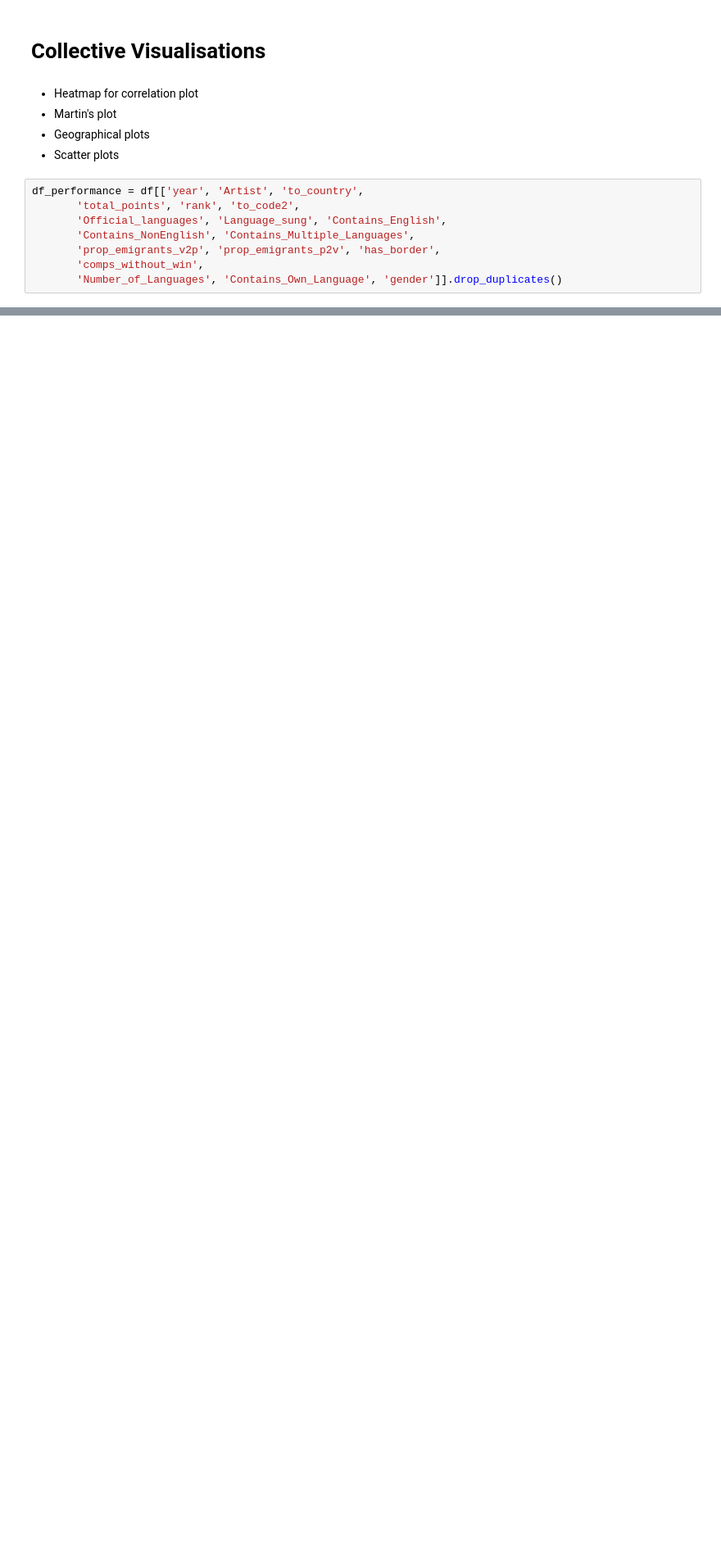
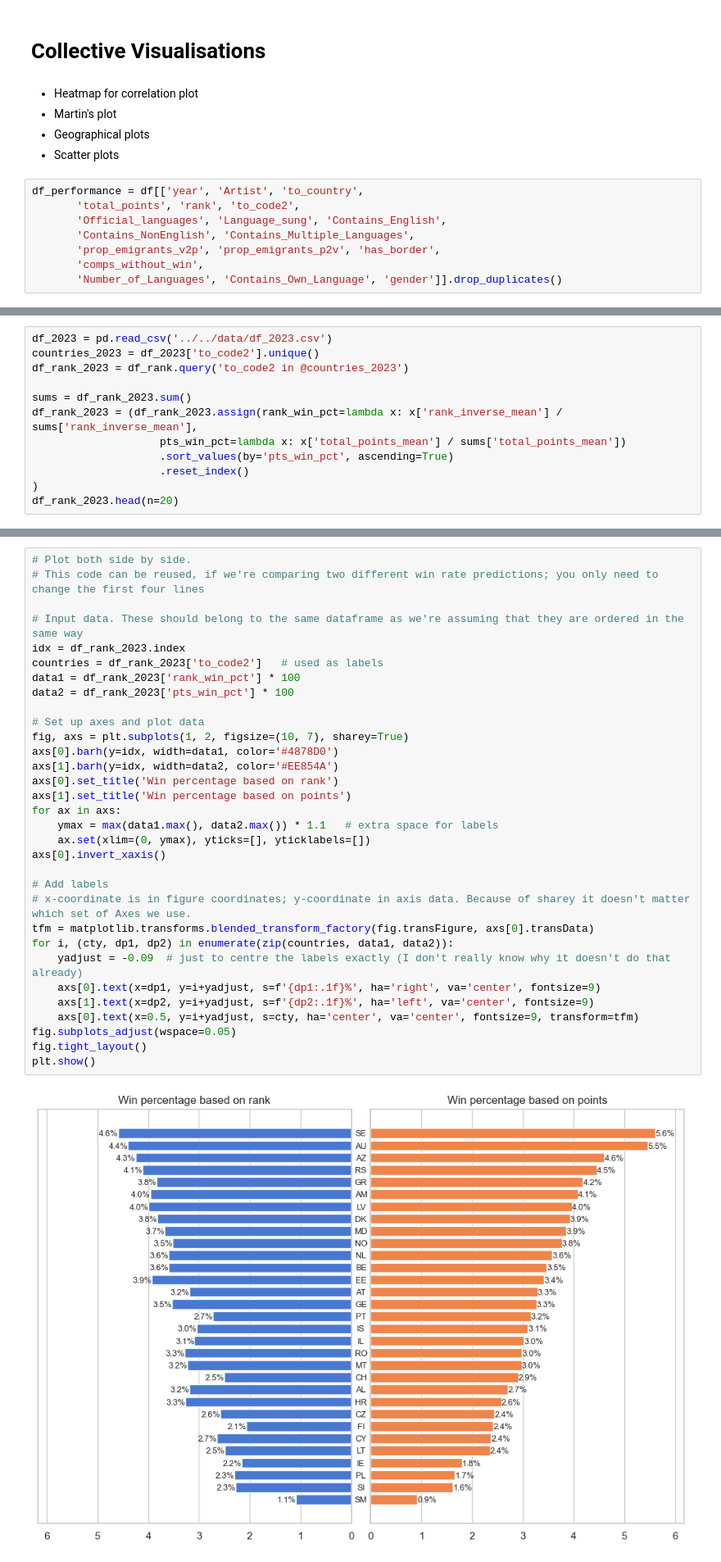
Before and after one commit to KatrionaGoldmann/Eurovision_TDS, a Jupyter notebook: eurovision/notebooks/story.ipynb, the cells around one changed output, grey strips where cells are left out. Shown at 82% size. Drawn from its saved outputs; the diff is of its cells as text; blank space fills up the shorter version.

```diff
--- a/eurovision/notebooks/story.ipynb
+++ b/eurovision/notebooks/story.ipynb
@@ -873,0 +938,12 @@ sns.heatmap(df_corr.corr(), cmap='coolwarm', annot=True, fmt='.2f')
+# %%
+df_2023 = pd.read_csv('../../data/df_2023.csv')
+countries_2023 = df_2023['to_code2'].unique()
+df_rank_2023 = df_rank.query('to_code2 in @countries_2023')
+
+sums = df_rank_2023.sum()
+df_rank_2023 = (df_rank_2023.assign(rank_win_pct=lambda x: x['rank_inverse_mean'] / sums['rank_inverse_mean'],
+                    pts_win_pct=lambda x: x['total_points_mean'] / sums['total_points_mean'])
+                    .sort_values(by='pts_win_pct', ascending=True)
+                    .reset_index()
+)
+df_rank_2023.head(n=20)
@@ -873,0 +968,34 @@ sns.heatmap(df_corr.corr(), cmap='coolwarm', annot=True, fmt='.2f')
+# %%
+# Plot both side by side.
+# This code can be reused, if we're comparing two different win rate predictions; you only need to change the first four lines
+
+# Input data. These should belong to the same dataframe as we're assuming that they are ordered in the same way
+idx = df_rank_2023.index
+countries = df_rank_2023['to_code2']   # used as labels
+data1 = df_rank_2023['rank_win_pct'] * 100
+data2 = df_rank_2023['pts_win_pct'] * 100
+
+# Set up axes and plot data
+fig, axs = plt.subplots(1, 2, figsize=(10, 7), sharey=True)
+axs[0].barh(y=idx, width=data1, color='#4878D0')
+axs[1].barh(y=idx, width=data2, color='#EE854A')
+axs[0].set_title('Win percentage based on rank')
+axs[1].set_title('Win percentage based on points')
+for ax in axs:
+    ymax = max(data1.max(), data2.max()) * 1.1   # extra space for labels
+    ax.set(xlim=(0, ymax), yticks=[], yticklabels=[])
+axs[0].invert_xaxis()
+
+# Add labels
+# x-coordinate is in figure coordinates; y-coordinate in axis data. Because of sharey it doesn't matter which set of Axes we use.
+tfm = matplotlib.transforms.blended_transform_factory(fig.transFigure, axs[0].transData)
+for i, (cty, dp1, dp2) in enumerate(zip(countries, data1, data2)):
+    yadjust = -0.09  # just to centre the labels exactly (I don't really know why it doesn't do that already)
+    axs[0].text(x=dp1, y=i+yadjust, s=f'{dp1:.1f}%', ha='right', va='center', fontsize=9)
+    axs[1].text(x=dp2, y=i+yadjust, s=f'{dp2:.1f}%', ha='left', va='center', fontsize=9)
+    axs[0].text(x=0.5, y=i+yadjust, s=cty, ha='center', va='center', fontsize=9, transform=tfm)
+fig.subplots_adjust(wspace=0.05)
+fig.tight_layout()
+plt.show()
+# %% [output]
+[figure, added]
```
Also changed, not shown: parts of 20 cells of this notebook.
